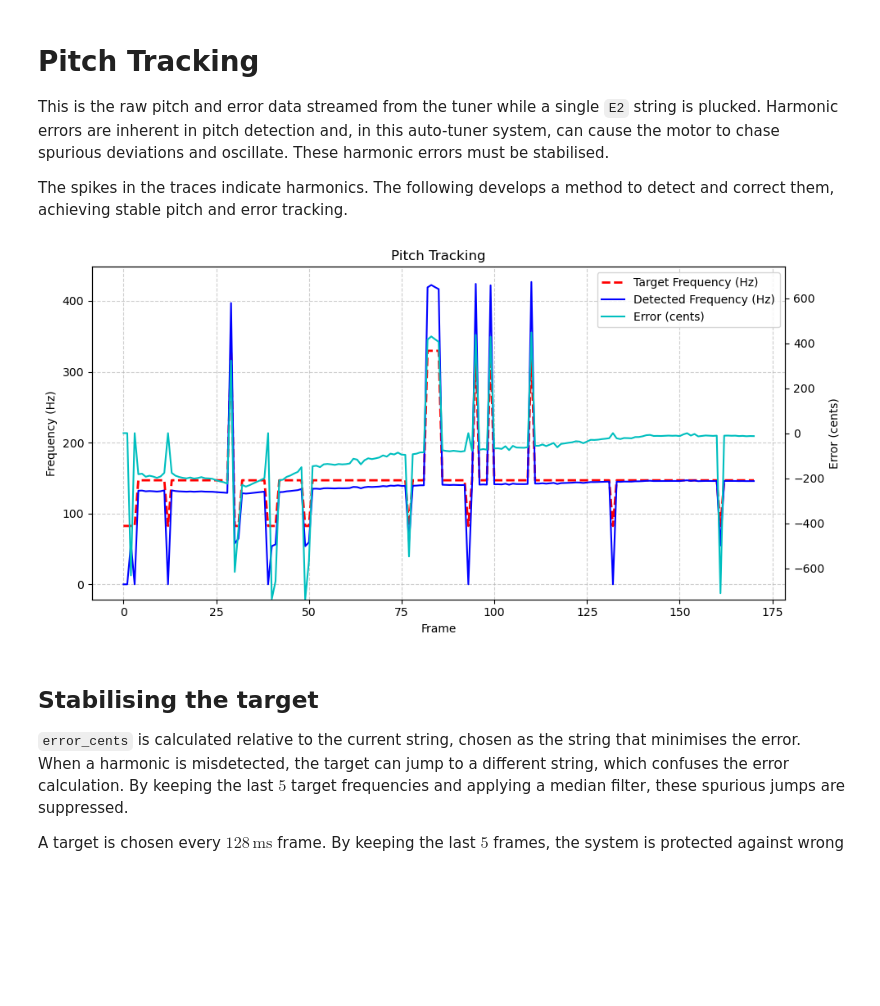
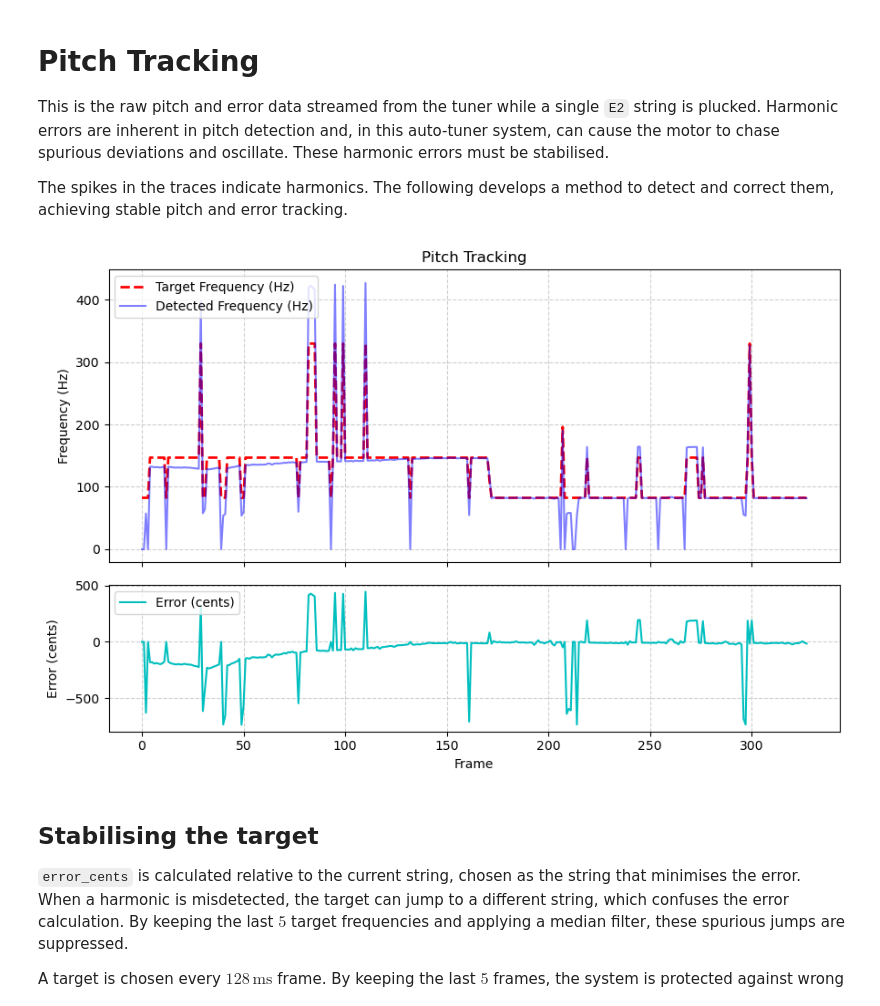
Before and after one commit to b-ashford/Auto-Tuner, a Jupyter notebook: docs/pitch_tracking.ipynb, the cells around one changed output. Drawn from its saved outputs; the diff is of its cells as text; code cells hidden in the pictures; blank space fills up the shorter version.

Commit message:
made plot function

```diff
--- a/docs/pitch_tracking.ipynb
+++ b/docs/pitch_tracking.ipynb
@@ -6,44 +6,20 @@ The spikes in the traces indicate harmonics. The following develops a method to
 # %%
 from data.error_stream import (steady_E2_error,
                                steady_E2_freq,
                                steady_E2_trgt,
                                tuning_D4_error,
                                tuning_D4_detected,
                               tuning_D4_trgt )
 import matplotlib.pyplot as plt
+from utils import plot_pitch_tracking
 
-error_cents = tuning_D4_error
-target_freq = tuning_D4_trgt
-detected_freq = tuning_D4_detected
+error_cents = tuning_D4_error + steady_E2_error
+target_freq = tuning_D4_trgt + steady_E2_trgt
+detected_freq = tuning_D4_detected + steady_E2_freq
 
-fig, ax1 = plt.subplots(figsize=(10, 5))
-
-# Left axis: frequencies
-ax1.plot(target_freq, "r--", linewidth=2, label="Target Frequency (Hz)")
-ax1.plot(detected_freq, "b", label="Detected Frequency (Hz)")
-ax1.set_xlabel("Frame")
-ax1.set_ylabel("Frequency (Hz)")
-ax1.grid(True, linestyle="--", alpha=0.6)
-
-
-ax2 = ax1.twinx()
-ax2.plot(error_cents, "c", label="Error (cents)")
-ax2.set_ylabel("Error (cents)")
-
-
-ymax = max(abs(min(error_cents)), abs(max(error_cents)))
-ax2.set_ylim(-ymax, ymax)
-
-# Combine legends
-lines = ax1.get_lines() + ax2.get_lines()
-labels = [l.get_label() for l in lines]
-ax1.legend(lines, labels, loc="upper right")
-
-plt.title("Pitch Tracking")
-plt.tight_layout()
-plt.show()
+plot_pitch_tracking(target_freq, detected_freq, error_cents)
 # %% [output]
-[figure, old version]
+[figure, new version]
 # %% [markdown]
 ## Stabilising the target
 `error_cents` is calculated relative to the current string, chosen as the string that minimises the error. When a harmonic is misdetected, the target can jump to a different string, which confuses the error calculation. By keeping the last $5$ target frequencies and applying a median filter, these spurious jumps are suppressed.
```
Also changed, not shown: parts of 4 cells of this notebook, 1 other file.
